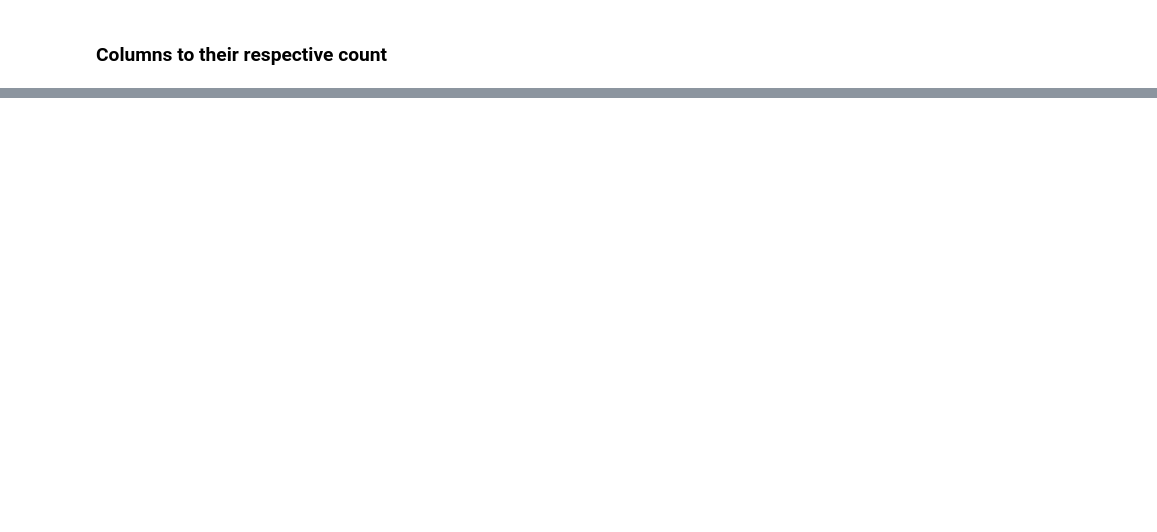
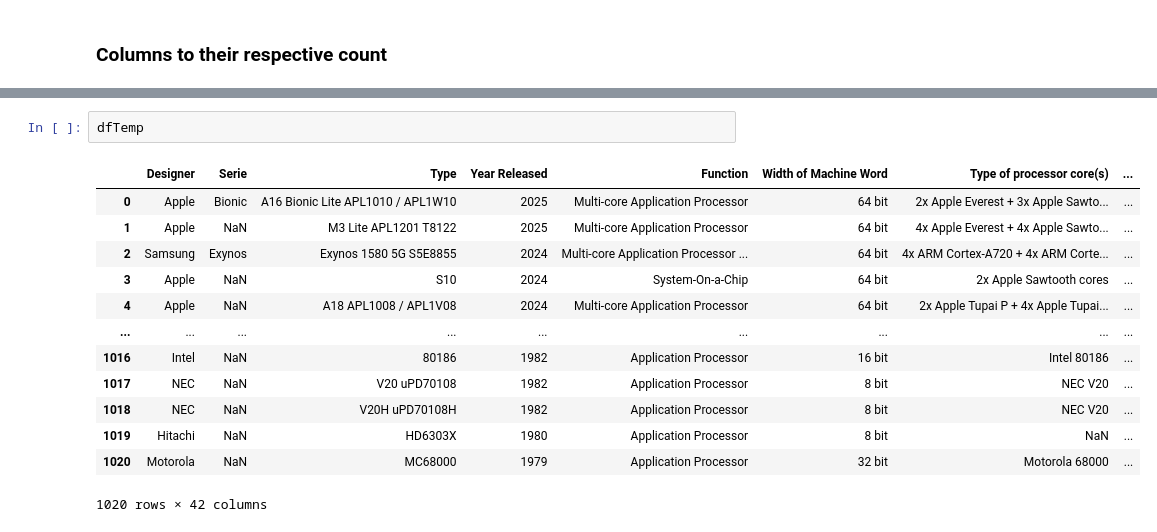
Before and after one commit to SoultySprings/processors-smart-devices, a Jupyter notebook: EDA/processorsSNS_EDA.ipynb, the cells around one changed output, grey strips where cells are left out. Saved outputs shown, nothing was run; the diff lists cells and outputs as text; blank space fills up the shorter version.

```diff
--- a/EDA/processorsSNS_EDA.ipynb
+++ b/EDA/processorsSNS_EDA.ipynb
@@ -185,0 +192,16 @@ for value in col2:
+# %%
+dfTemp
+# %% [output]
+|  | Designer | Serie | Type | Year Released | Function | Width of Machine Word | Type of processor core(s) | ... |
+| 0 | Apple | Bionic | A16 Bionic Lite APL1010 / APL1W10 | 2025 | Multi-core Application Processor | 64 bit | 2x Apple Everest + 3x Apple Sawto... | ... |
+| 1 | Apple | NaN | M3 Lite APL1201 T8122 | 2025 | Multi-core Application Processor | 64 bit | 4x Apple Everest + 4x Apple Sawto... | ... |
+| 2 | Samsung | Exynos | Exynos 1580 5G S5E8855 | 2024 | Multi-core Application Processor ... | 64 bit | 4x ARM Cortex-A720 + 4x ARM Corte... | ... |
+| 3 | Apple | NaN | S10 | 2024 | System-On-a-Chip | 64 bit | 2x Apple Sawtooth cores | ... |
+| 4 | Apple | NaN | A18 APL1008 / APL1V08 | 2024 | Multi-core Application Processor | 64 bit | 2x Apple Tupai P + 4x Apple Tupai... | ... |
+| ... | ... | ... | ... | ... | ... | ... | ... | ... |
+| 1016 | Intel | NaN | 80186 | 1982 | Application Processor | 16 bit | Intel 80186 | ... |
+| 1017 | NEC | NaN | V20 uPD70108 | 1982 | Application Processor | 8 bit | NEC V20 | ... |
+| 1018 | NEC | NaN | V20H uPD70108H | 1982 | Application Processor | 8 bit | NEC V20 | ... |
+| 1019 | Hitachi | NaN | HD6303X | 1980 | Application Processor | 8 bit | NaN | ... |
+| 1020 | Motorola | NaN | MC68000 | 1979 | Application Processor | 32 bit | Motorola 68000 | ... |
+1020 rows × 42 columns
```
Also changed, not shown: parts of 2 cells of this notebook.
